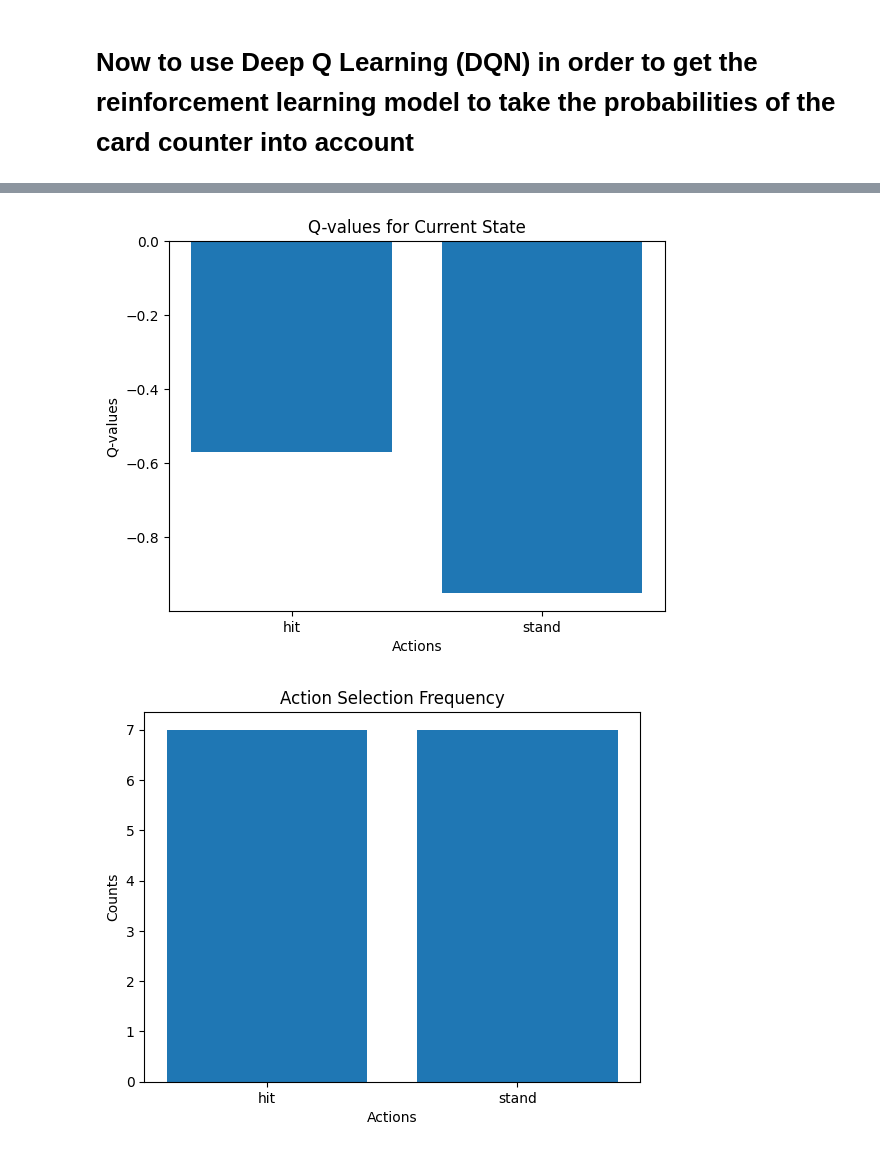
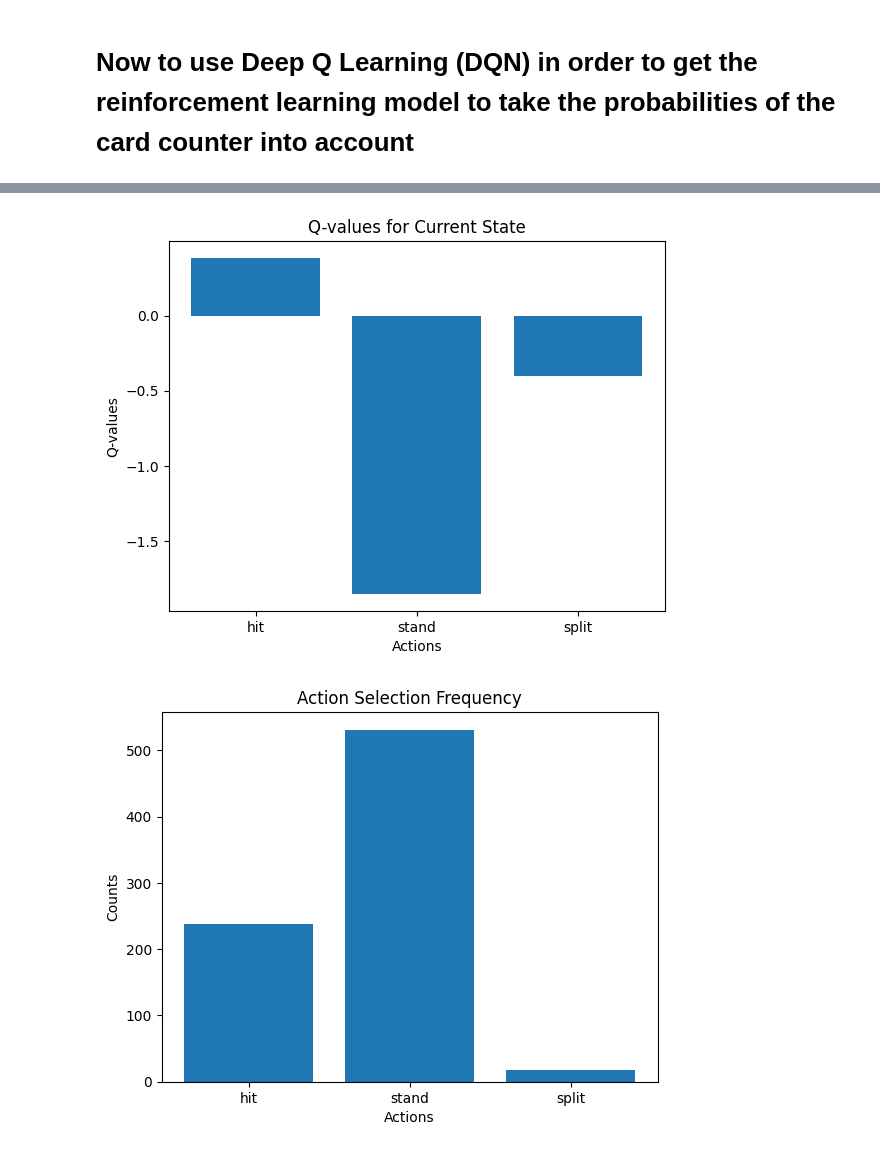
Before and after one commit to amrambouskila/BlackJackAI, a Jupyter notebook: BlackJackAI.ipynb, the cells around one changed output, grey strips where cells are left out. Drawn from its saved outputs; the diff is of its cells as text; code cells hidden in the pictures.

```diff
--- a/BlackJackAI.ipynb
+++ b/BlackJackAI.ipynb
@@ -106,7 +111,7 @@ def train_model(data_path: str = './data', epochs: int = 100):
 
     return model
 # %%
-model = train_model(epochs=25)
+model = train_model(epochs=5)
 # %% [output]
 Found 7624 images belonging to 53 classes.
 Found 265 images belonging to 53 classes.
@@ -943,7 +1222,7 @@ class BlackjackRL:
 # %%
 # Initialize environment and agent
 env = BlackjackEnvironment(cnn_model=model, n_decks=8)
-actions = ['hit', 'stand']
+actions = ['hit', 'stand', 'split']
 agent = QLearningAgent(state_space=None, action_space=actions)
 
 # Create and start the GUI
@@ -954,7 +1233,7 @@ app = BlackjackRL(
     environment=env,
     train_episodes=1000,
     test_episodes=100,
-    cnn_model_path='./models/25_model.h5',
+    cnn_model_path='./models/5_model.h5',
     rl_model_path='./models/q_learning_model.pkl'
 )
 
@@ -1445,9 +1866,10 @@ player_hand_value_size = 1
 dealer_visible_card_size = 13  # One-hot encoding of 13 ranks
 usable_ace_size = 1
 probabilities_size = 3
+split_possibility_indicatory = 1
 
-state_size = player_hand_value_size + dealer_visible_card_size + usable_ace_size + probabilities_size
-actions = ['hit', 'stand']
+state_size = player_hand_value_size + dealer_visible_card_size + usable_ace_size + probabilities_size + split_possibility_indicatory
+actions = ['hit', 'stand', 'split']
 
 env = DQNBlackjackEnvironment(cnn_model=model, n_decks=8)
 agent = DQNAgent(state_size=state_size, action_space=actions)
@@ -1460,7 +1882,7 @@ app = DQNBlackjackRL(
     environment=env,
     train_episodes=1000,
     test_episodes=100,
-    cnn_model_path='./models/25_model.h5',
+    cnn_model_path='./models/5_model.h5',
     rl_model_path='./models/dqn_model.pkl'
 )
 
@@ -1489,2 +1910,2 @@ Average Rewards: [ 1.          1.          0.33333333  0.          0.2         0
-[figure, old version]
+[figure, new version]
-[figure, old version]
+[figure, new version]
```
Also changed, not shown: parts of 9 cells of this notebook, 1 other file.
